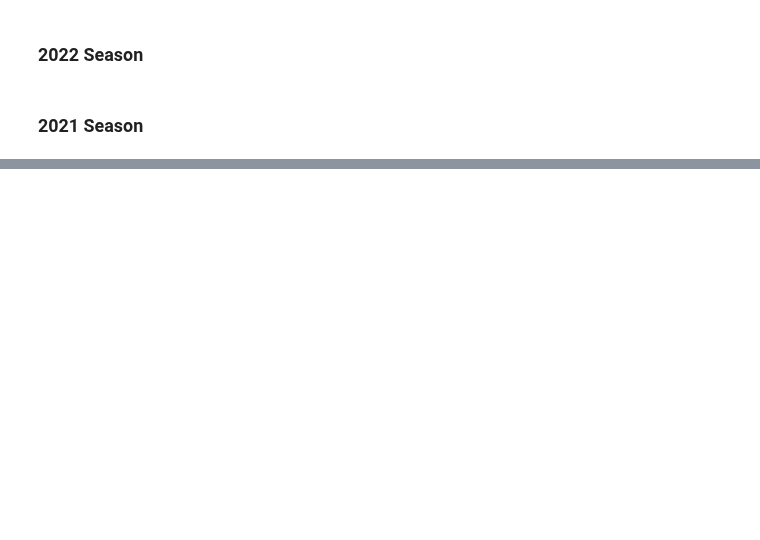
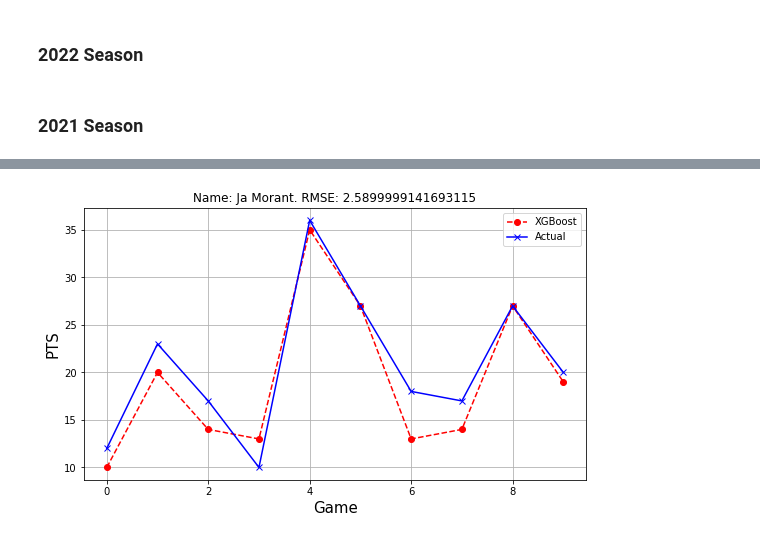
Before and after one commit to dukersss13/Oracle, a Jupyter notebook: Oracle Analysis.ipynb, the cells around one changed output, grey strips where cells are left out. Cells and saved outputs as stored; diff of their text form; code cells hidden in the pictures; blank space fills up the shorter version.

Commit message:
changes including XGBoost

```diff
--- a/Oracle Analysis.ipynb
+++ b/Oracle Analysis.ipynb
@@ -316,0 +405,12 @@ plt.show()
+# %%
+training_data = xgb.DMatrix(xtrain[:-10], label=ytrain[:-10])
+val_data = xgb.DMatrix(xtrain[-10:], label=ytrain[-10:])
+
+evallist = [(val_data, 'evals')]
+param = {"max_depth": 5, 'eta': 0.32, 'objective': "reg:linear",
+         "alpha": 1e-3, "lambda": 1e-3,
+         "nthread": 3, "eval_metric": "rmse"}
+start = time()
+xgb_model = xgb.train(param, training_data, 41, evallist)
+end = time()
+print(f"XGBoost training time: {round(end-start, 2)}s")
@@ -316,0 +435,2 @@ plt.show()
+# %%
+xgb_forecasts = np.round(xgb_model.predict(xgb.DMatrix(xtest)))
@@ -316,0 +439,16 @@ plt.show()
+# %%
+gru_rmse = np.sqrt(mse(xgb_forecasts, ytest.reshape(-1, )))
+
+plt.figure(figsize=(9, 5))
+plt.plot(np.arange(len(ytest)), xgb_forecasts, color="red", linestyle="--", marker="o", label="XGBoost")
+# plt.plot(np.arange(len(ytest)), gru_forecasts, color="black", linestyle="--", marker="o", label="GRU")
+# plt.plot(np.arange(len(ytest)), forecasts, color="red", marker="o", label="FF")
+plt.plot(np.arange(len(ytest)), ytest.reshape(-1, ), color="blue", marker="x", label="Actual")
+plt.xlabel("Game", fontsize=15)
+plt.ylabel(label1[0], fontsize=15)
+plt.title(f"Name: {name}. RMSE: {round(gru_rmse, 2)}")
+plt.grid()
+plt.legend()
+plt.show()
+# %% [output]
+[figure, added]
```
Also changed, not shown: parts of 39 cells of this notebook, 6 other files.
